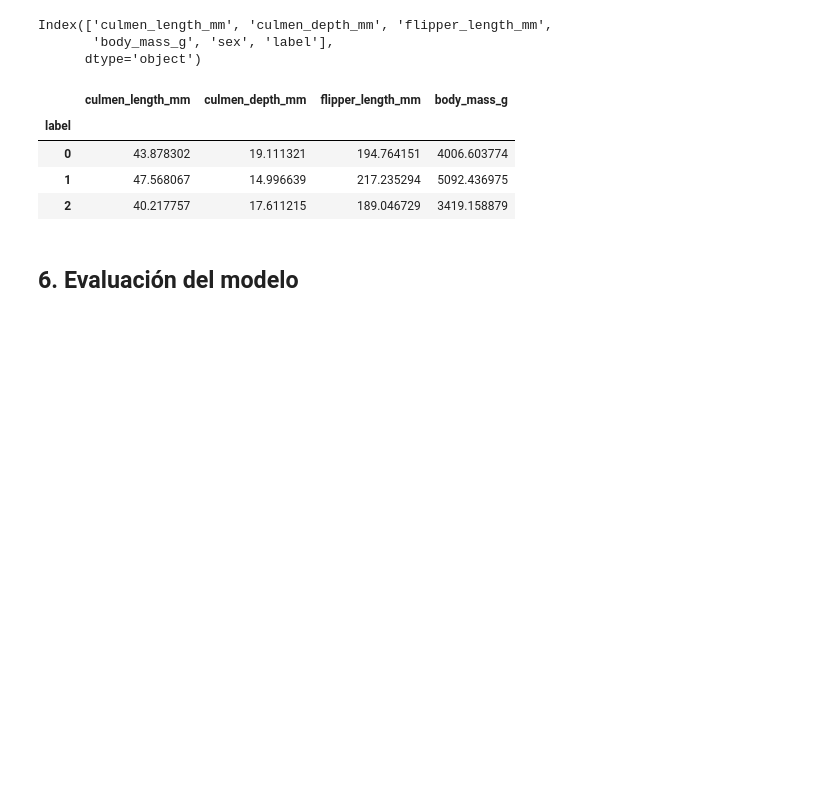
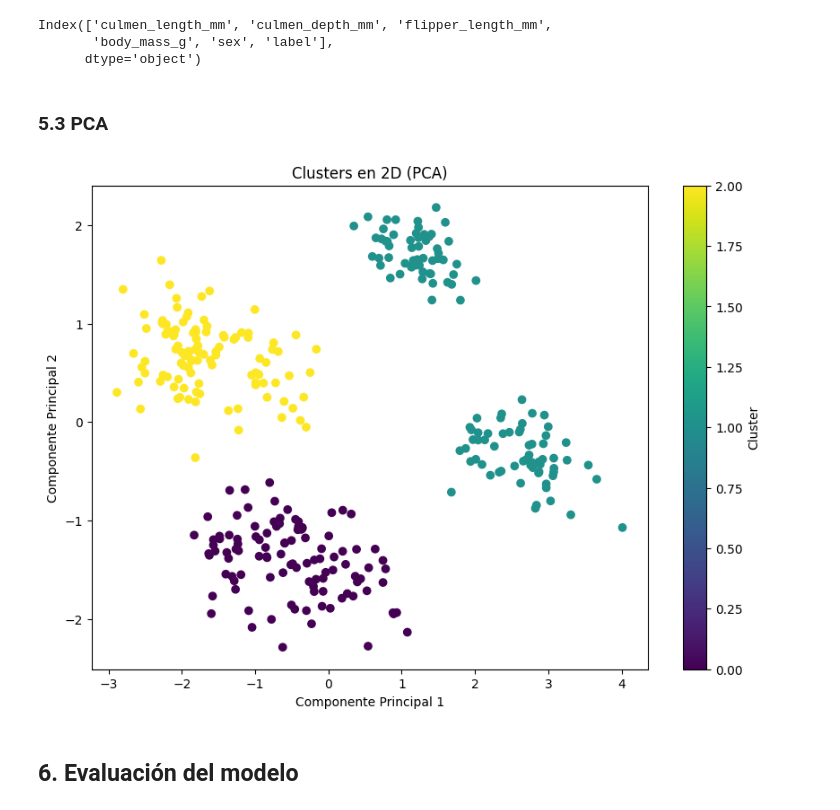
Before and after one commit to GustavoGtz/reconocimiento_patrones, a Jupyter notebook: cluster_pinguinos/cluster_pen.ipynb, the cells around one changed output. Drawn from its saved outputs; the diff is of its cells as text; code cells hidden in the pictures; blank space fills up the shorter version.

```diff
--- a/cluster_pinguinos/cluster_pen.ipynb
+++ b/cluster_pinguinos/cluster_pen.ipynb
@@ -215,15 +215,26 @@ penguins_df.columns
 Index(['culmen_length_mm', 'culmen_depth_mm', 'flipper_length_mm',
        'body_mass_g', 'sex', 'label'],
       dtype='object')
-# %%
-stat_penguins = penguins_df.groupby('label')[numeric_vars].mean()
-stat_penguins
-# %% [output]
-|  | culmen_length_mm | culmen_depth_mm | flipper_length_mm | body_mass_g |
-| label |  |  |  |  |
-| 0 | 43.878302 | 19.111321 | 194.764151 | 4006.603774 |
-| 1 | 47.568067 | 14.996639 | 217.235294 | 5092.436975 |
-| 2 | 40.217757 | 17.611215 | 189.046729 | 3419.158879 |
+# %% [markdown]
+### 5.3 PCA
+# %%
+pca = PCA(n_components=2)
+pca_result = pca.fit_transform(s_penguins_df)
+
+# Crear un nuevo DataFrame con las componentes principales y las etiquetas de cluster
+pca_df = pd.DataFrame(data=pca_result, columns=['PC1', 'PC2'])
+pca_df['Cluster'] = cluster_labels
+
+# Graficar
+plt.figure(figsize=(10, 7))
+scatter = plt.scatter(pca_df['PC1'], pca_df['PC2'], c=pca_df['Cluster'], cmap='viridis', marker='o')
+plt.title('Clusters en 2D (PCA)')
+plt.xlabel('Componente Principal 1')
+plt.ylabel('Componente Principal 2')
+plt.colorbar(scatter, label='Cluster')
+plt.show()
+# %% [output]
+[figure, added]
 # %% [markdown]
 ## 6. Evaluación del modelo
 # %%
```
Also changed, not shown: parts of 2 cells of this notebook.
